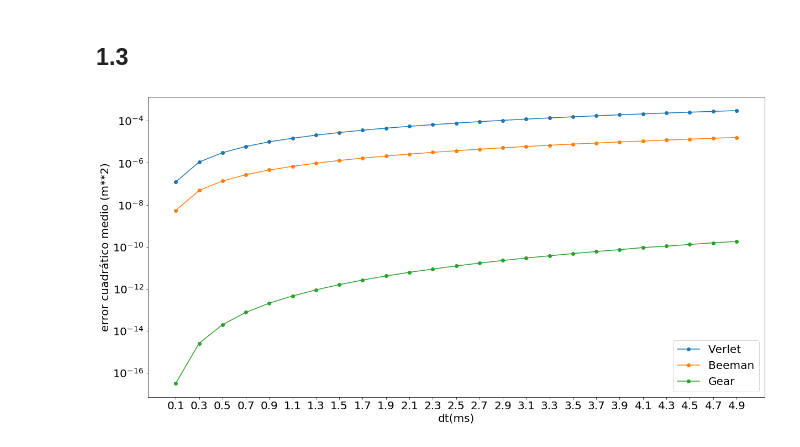
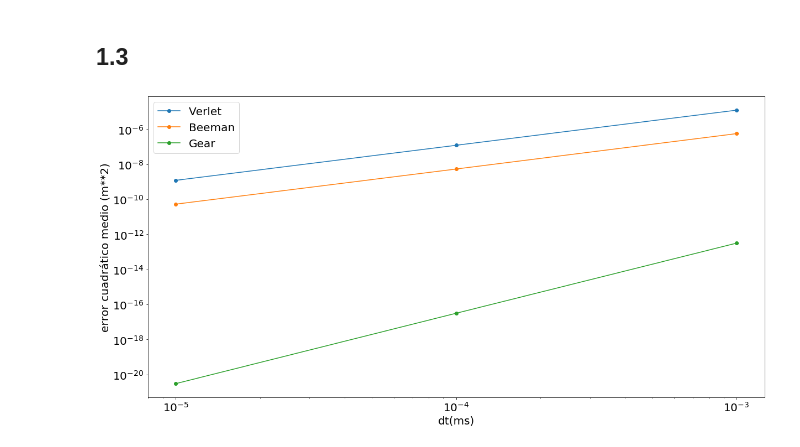
Before and after one commit to atormakh/SimulacionDeSistemas, a Jupyter notebook: SimulacionTemporal/oscilador.ipynb, the cells around one changed output. Drawn from its saved outputs; the diff is of its cells as text; code cells hidden in the pictures.

```diff
--- a/SimulacionTemporal/oscilador.ipynb
+++ b/SimulacionTemporal/oscilador.ipynb
@@ -8,7 +8,7 @@ plt.rcParams.update({'font.size': 20})
 plt.rc('figure', figsize=(20, 10))
 # %%
 
-def exec(method = "Verlet", dt=1, dt2=50, tf=5):
+def exec(method = "Verlet", dt=1e-3, dt2=50e-3, tf=5):
 
     command = f"java -cp target/SimulacionTemporal-1.0-SNAPSHOT.jar -Dmethod={method} -Ddt={dt} -Ddt2={dt2} -Dtf={tf} OscilatorSystem"
     proc = os.popen(command)
@@ -34,7 +34,7 @@ methods = ["Verlet", "Beeman", "Gear"]
 
 for method in methods:
     plt.figure("position vs time - {}".format(method))
-    data = exec(dt=1, dt2=10, method=method)
+    data = exec(dt=1e-3, dt2=10e-3, method=method)
 
     positions = []
     times =[]
@@ -59,5 +59,6 @@ for method in methods:
     plt.plot(times, errors)
     plt.xlabel("t(s)")
     plt.ylabel("error cuadrático (m**2)")
+    print("Error cuadratico medio",np.mean(errors))
     plt.show()
 # %% [output]
@@ -70,39 +74,41 @@ for method in methods:
 # %% [markdown]
 ## 1.3
 # %%
-dts =np.arange(0.1, 5, 0.2)
-dt2 = 50
+#dts =np.arange(0.1, 5, 0.2)
+dts = [1e-5,1e-4,1e-3]
+dt2 = 50e-3
 
 plt.figure("error vs dt")
 
 for method in methods:
 
     errors = []
     for dt in dts:
         data = exec(dt=dt, dt2=dt2, method=method)
 
         positions = []
         times =[]
 
         for t, r, v, a in data:
             positions.append(r)
             times.append(t)
 
         positions = np.array(positions)
         times = np.array(times)
         real_positions = solution(times)
 
         error = np.mean((positions - real_positions)**2)
 
         errors.append(error)
 
     plt.plot(dts, errors,"o-", label=method)
 
 plt.yscale("log")
+plt.xscale("log")
 plt.legend()
 plt.ylabel("error cuadrático medio (m**2)")
 plt.xlabel("dt(ms)")
 plt.xticks(dts)
 plt.show()
 # %% [output]
-[figure, old version]
+[figure, new version]
```
Also changed, not shown: parts of 1 cell of this notebook, 3 other files.
